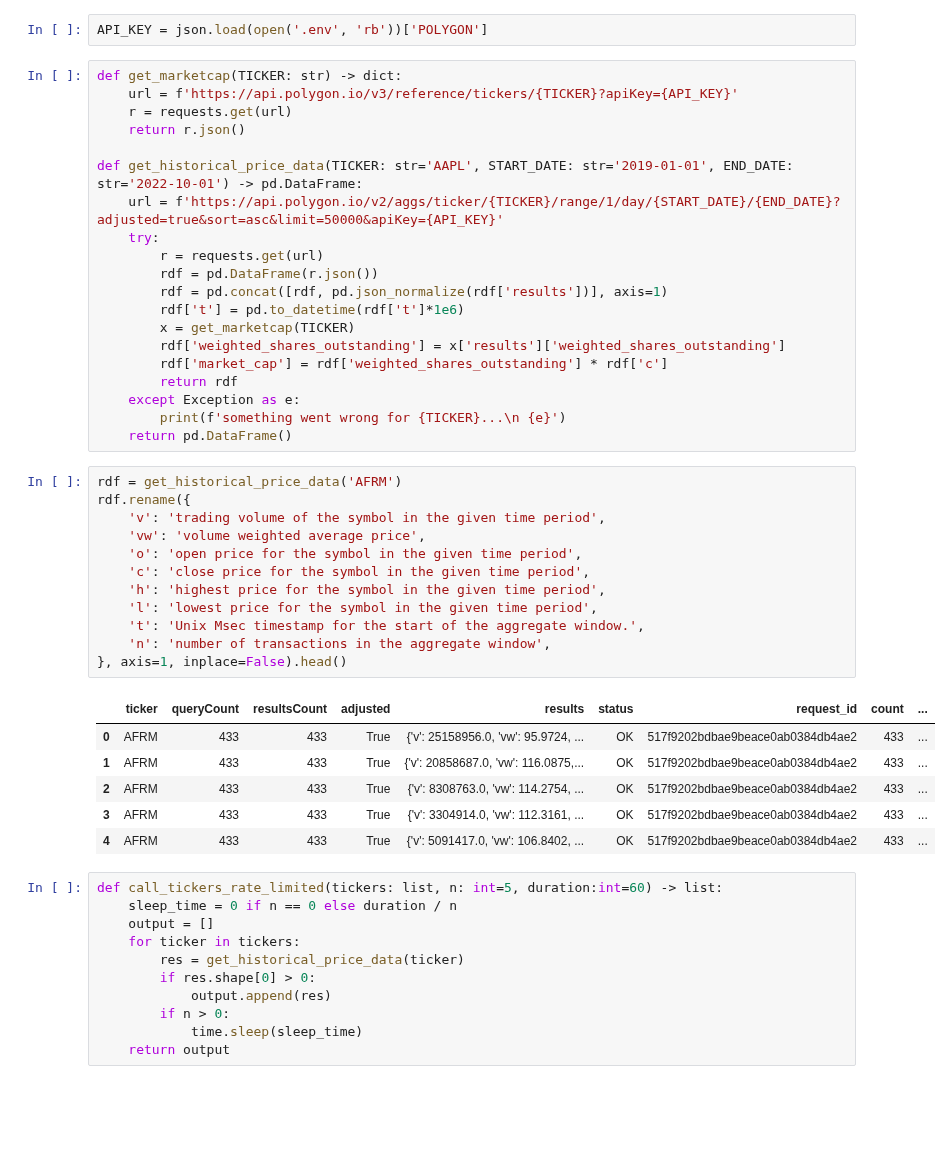
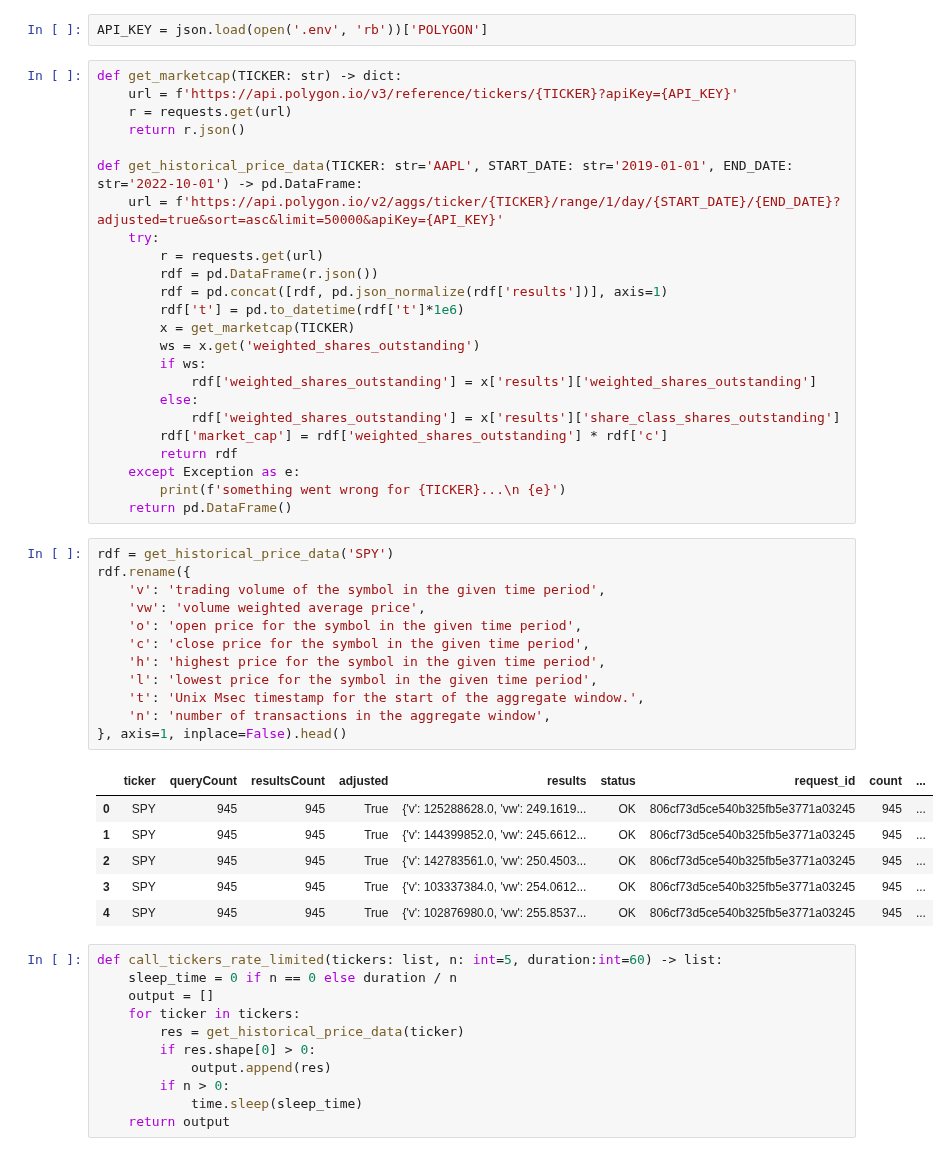
Before and after one commit to franciscojavierarceo/Python, a Jupyter notebook: notebooks/fintech-stocks.ipynb, the cells around one changed output. Saved outputs shown, nothing was run; the diff lists cells and outputs as text; blank space fills up the shorter version.

```diff
--- a/notebooks/fintech-stocks.ipynb
+++ b/notebooks/fintech-stocks.ipynb
@@ -62,31 +62,35 @@ def get_historical_price_data(TICKER: str='AAPL', START_DATE: str='2019-01-01',
         rdf = pd.concat([rdf, pd.json_normalize(rdf['results'])], axis=1)
         rdf['t'] = pd.to_datetime(rdf['t']*1e6)
         x = get_marketcap(TICKER)
-        rdf['weighted_shares_outstanding'] = x['results']['weighted_shares_outstanding']
+        ws = x.get('weighted_shares_outstanding')
+        if ws:
+            rdf['weighted_shares_outstanding'] = x['results']['weighted_shares_outstanding']
+        else:
+            rdf['weighted_shares_outstanding'] = x['results']['share_class_shares_outstanding']
         rdf['market_cap'] = rdf['weighted_shares_outstanding'] * rdf['c']
         return rdf
     except Exception as e:
         print(f'something went wrong for {TICKER}...\n {e}')
     return pd.DataFrame()
 # %%
-rdf = get_historical_price_data('AFRM')
+rdf = get_historical_price_data('SPY')
 rdf.rename({
     'v': 'trading volume of the symbol in the given time period',
     'vw': 'volume weighted average price',
     'o': 'open price for the symbol in the given time period',
     'c': 'close price for the symbol in the given time period',
     'h': 'highest price for the symbol in the given time period',
     'l': 'lowest price for the symbol in the given time period',
     't': 'Unix Msec timestamp for the start of the aggregate window.',
     'n': 'number of transactions in the aggregate window',
 }, axis=1, inplace=False).head()
 # %% [output]
 |  | ticker | queryCount | resultsCount | adjusted | results | status | request_id | count | ... |
-| 0 | AFRM | 433 | 433 | True | {'v': 25158956.0, 'vw': 95.9724, ... | OK | 517f9202bdbae9beace0ab0384db4ae2 | 433 | ... |
-| 1 | AFRM | 433 | 433 | True | {'v': 20858687.0, 'vw': 116.0875,... | OK | 517f9202bdbae9beace0ab0384db4ae2 | 433 | ... |
-| 2 | AFRM | 433 | 433 | True | {'v': 8308763.0, 'vw': 114.2754, ... | OK | 517f9202bdbae9beace0ab0384db4ae2 | 433 | ... |
-| 3 | AFRM | 433 | 433 | True | {'v': 3304914.0, 'vw': 112.3161, ... | OK | 517f9202bdbae9beace0ab0384db4ae2 | 433 | ... |
-| 4 | AFRM | 433 | 433 | True | {'v': 5091417.0, 'vw': 106.8402, ... | OK | 517f9202bdbae9beace0ab0384db4ae2 | 433 | ... |
+| 0 | SPY | 945 | 945 | True | {'v': 125288628.0, 'vw': 249.1619... | OK | 806cf73d5ce540b325fb5e3771a03245 | 945 | ... |
+| 1 | SPY | 945 | 945 | True | {'v': 144399852.0, 'vw': 245.6612... | OK | 806cf73d5ce540b325fb5e3771a03245 | 945 | ... |
+| 2 | SPY | 945 | 945 | True | {'v': 142783561.0, 'vw': 250.4503... | OK | 806cf73d5ce540b325fb5e3771a03245 | 945 | ... |
+| 3 | SPY | 945 | 945 | True | {'v': 103337384.0, 'vw': 254.0612... | OK | 806cf73d5ce540b325fb5e3771a03245 | 945 | ... |
+| 4 | SPY | 945 | 945 | True | {'v': 102876980.0, 'vw': 255.8537... | OK | 806cf73d5ce540b325fb5e3771a03245 | 945 | ... |
 # %%
 def call_tickers_rate_limited(tickers: list, n: int=5, duration:int=60) -> list:
     sleep_time = 0 if n == 0 else duration / n
```
Also changed, not shown: parts of 15 cells of this notebook.
